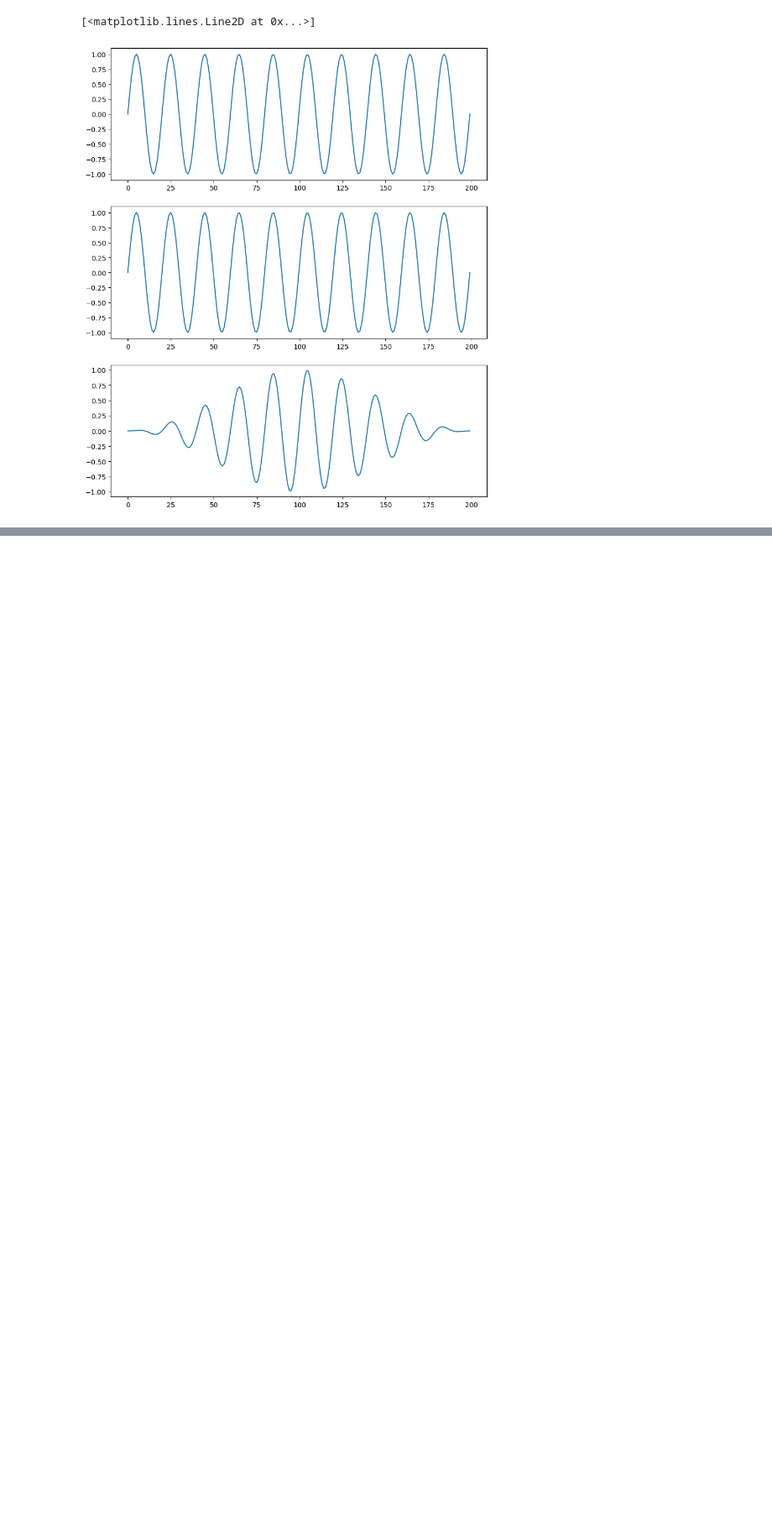
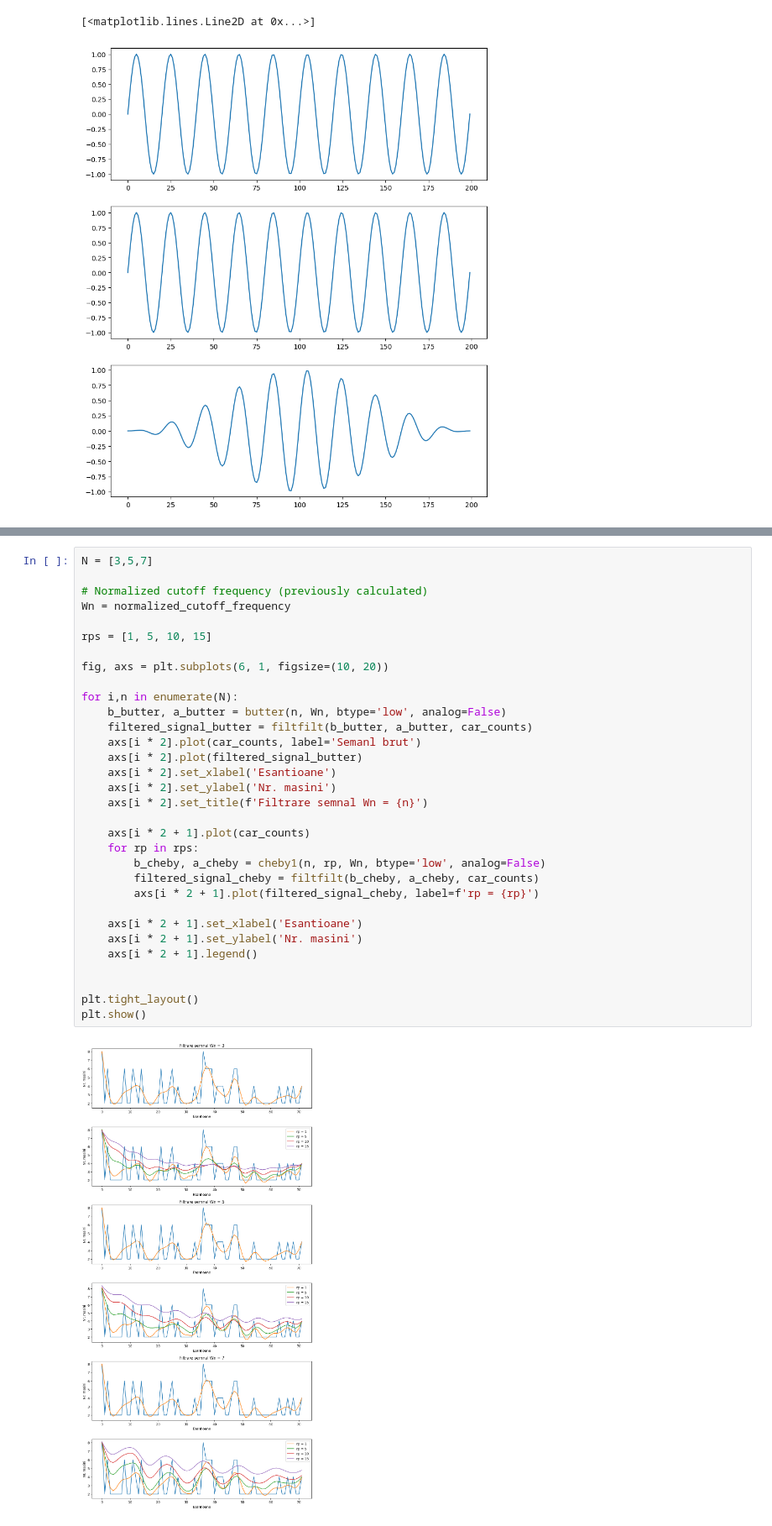
Before and after one commit to GVolter/Procesarea-Semnalelor-FMI, a Jupyter notebook: Laborator06/lab06.ipynb, the cells around one changed output, grey strips where cells are left out. Shown at 84% size. Drawn from its saved outputs; the diff is of its cells as text; blank space fills up the shorter version.

```diff
--- a/Laborator06/lab06.ipynb
+++ b/Laborator06/lab06.ipynb
@@ -65,0 +116,34 @@ axs[2].plot(hanning_window_sin)
+# %%
+N = [3,5,7]
+
+# Normalized cutoff frequency (previously calculated)
+Wn = normalized_cutoff_frequency
+
+rps = [1, 5, 10, 15]
+
+fig, axs = plt.subplots(6, 1, figsize=(10, 20))
+
+for i,n in enumerate(N):
+    b_butter, a_butter = butter(n, Wn, btype='low', analog=False)
+    filtered_signal_butter = filtfilt(b_butter, a_butter, car_counts)
+    axs[i * 2].plot(car_counts, label='Semanl brut')
+    axs[i * 2].plot(filtered_signal_butter)
+    axs[i * 2].set_xlabel('Esantioane')
+    axs[i * 2].set_ylabel('Nr. masini')
+    axs[i * 2].set_title(f'Filtrare semnal Wn = {n}')
+
+    axs[i * 2 + 1].plot(car_counts)
+    for rp in rps:
+        b_cheby, a_cheby = cheby1(n, rp, Wn, btype='low', analog=False)
+        filtered_signal_cheby = filtfilt(b_cheby, a_cheby, car_counts)
+        axs[i * 2 + 1].plot(filtered_signal_cheby, label=f'rp = {rp}')
+
+    axs[i * 2 + 1].set_xlabel('Esantioane')
+    axs[i * 2 + 1].set_ylabel('Nr. masini')
+    axs[i * 2 + 1].legend()
+
+
+plt.tight_layout()
+plt.show()
+# %% [output]
+[figure, added]
```
Also changed, not shown: parts of 5 cells of this notebook, 1 other file.
